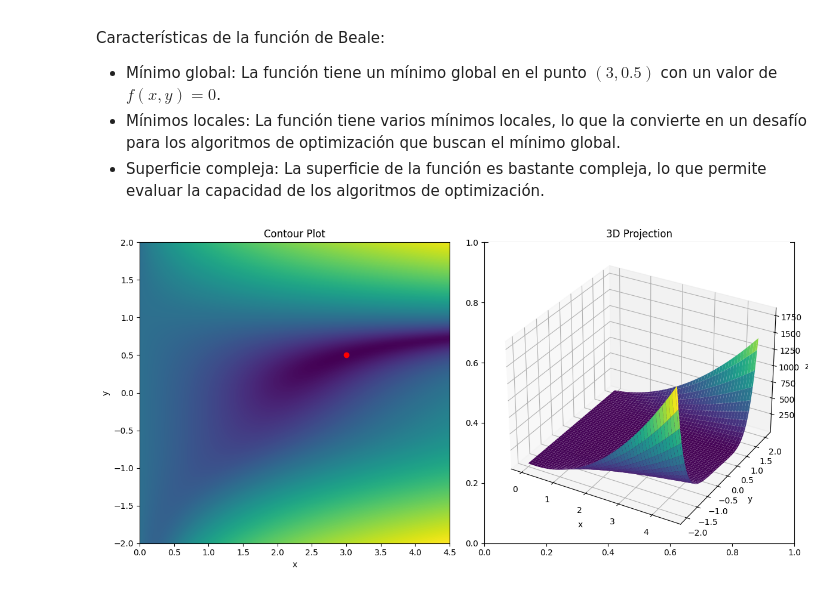
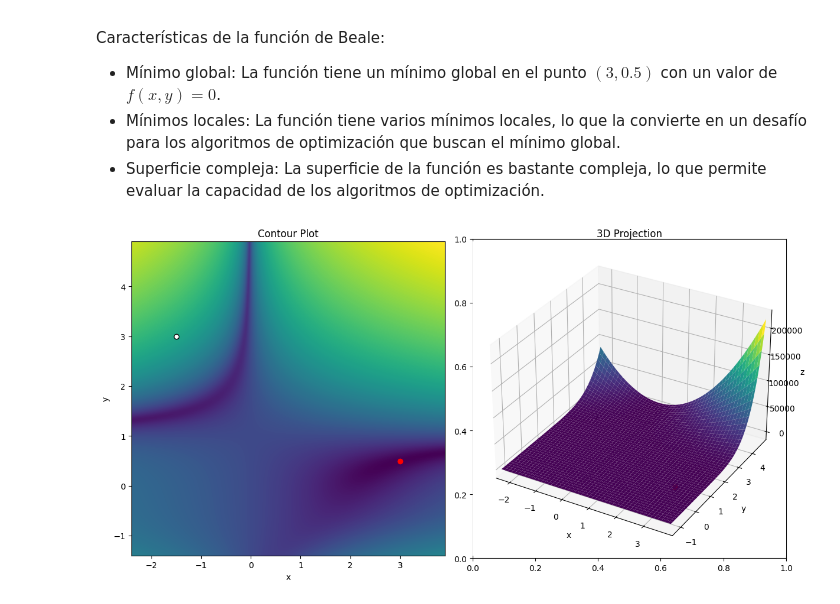
Before and after one commit to irvingvasquez/cv2course_intro_nn, a Jupyter notebook: 22_opt_momentum.ipynb, the cells around one changed output. Cells and saved outputs as stored; diff of their text form; code cells hidden in the pictures.

```diff
--- a/22_opt_momentum.ipynb
+++ b/22_opt_momentum.ipynb
@@ -46,24 +54,63 @@ Z_log = np.log(Z + 1)  # Adding 1 to avoid taking log of zero
+# %%
+problem = nni.ReducedBealeProblem()
+punto_inicial = [-1.5, 3.0]
+
+def square_view(xs, ys, margin=0.20):
+    x_min, x_max = min(xs), max(xs)
+    y_min, y_max = min(ys), max(ys)
+    dx = x_max - x_min
+    dy = y_max - y_min
+    span = max(dx, dy, 1e-6)
+    pad_x = margin * (dx if dx > 0 else span)
+    pad_y = margin * (dy if dy > 0 else span)
+    x_min, x_max = x_min - pad_x, x_max + pad_x
+    y_min, y_max = y_min - pad_y, y_max + pad_y
+    side = max(x_max - x_min, y_max - y_min)
+    cx = 0.5 * (x_min + x_max)
+    cy = 0.5 * (y_min + y_max)
+    half = side / 2.0
+    return cx - half, cx + half, cy - half, cy + half
+
+min_x, max_x, min_y, max_y = square_view(
+    [punto_inicial[0], problem.optimal_params[0]],
+    [punto_inicial[1], problem.optimal_params[1]],
+)
+
+x = np.linspace(min_x, max_x, 200)
+y = np.linspace(min_y, max_y, 200)
+X, Y = np.meshgrid(x, y)
+Z = problem.function(X, Y)
+Z_log = np.log(Z + 1)
 # %%
 # Create a figure with two subplots
 fig, (ax1, ax2) = plt.subplots(1, 2, figsize=(12, 6))
 
 # Plot the contour plot in the first subplot
 ax1.contourf(X, Y, Z_log, levels=1000, cmap='viridis')
+ax1.plot(punto_inicial[0], punto_inicial[1], 'wo', markeredgecolor='k')
 ax1.plot(problem.optimal_params[0], problem.optimal_params[1], 'ro')
+ax1.set_xlim(min_x, max_x)
+ax1.set_ylim(min_y, max_y)
+ax1.set_aspect('equal', adjustable='box')
 ax1.set_xlabel('x')
 ax1.set_ylabel('y')
 ax1.set_title('Contour Plot')
 
 # Plot the 3D projection in the second subplot
 ax2 = fig.add_subplot(122, projection='3d')
 ax2.plot_surface(X, Y, Z, cmap='viridis')
+ax2.scatter(punto_inicial[0], punto_inicial[1], problem.function(*punto_inicial),
+            c='w', s=40, edgecolors='k')
+ax2.scatter(problem.optimal_params[0], problem.optimal_params[1], 0, c='r', s=40)
+ax2.set_xlim(min_x, max_x)
+ax2.set_ylim(min_y, max_y)
 ax2.set_xlabel('x')
 ax2.set_ylabel('y')
 ax2.set_zlabel('z')
 ax2.set_title('3D Projection')
 
 # Adjust the layout and display the plot
 plt.tight_layout()
 plt.show()
 # %% [output]
-[figure, old version]
+[figure, new version]
```
Also changed, not shown: parts of 11 cells of this notebook, 6 other files.
